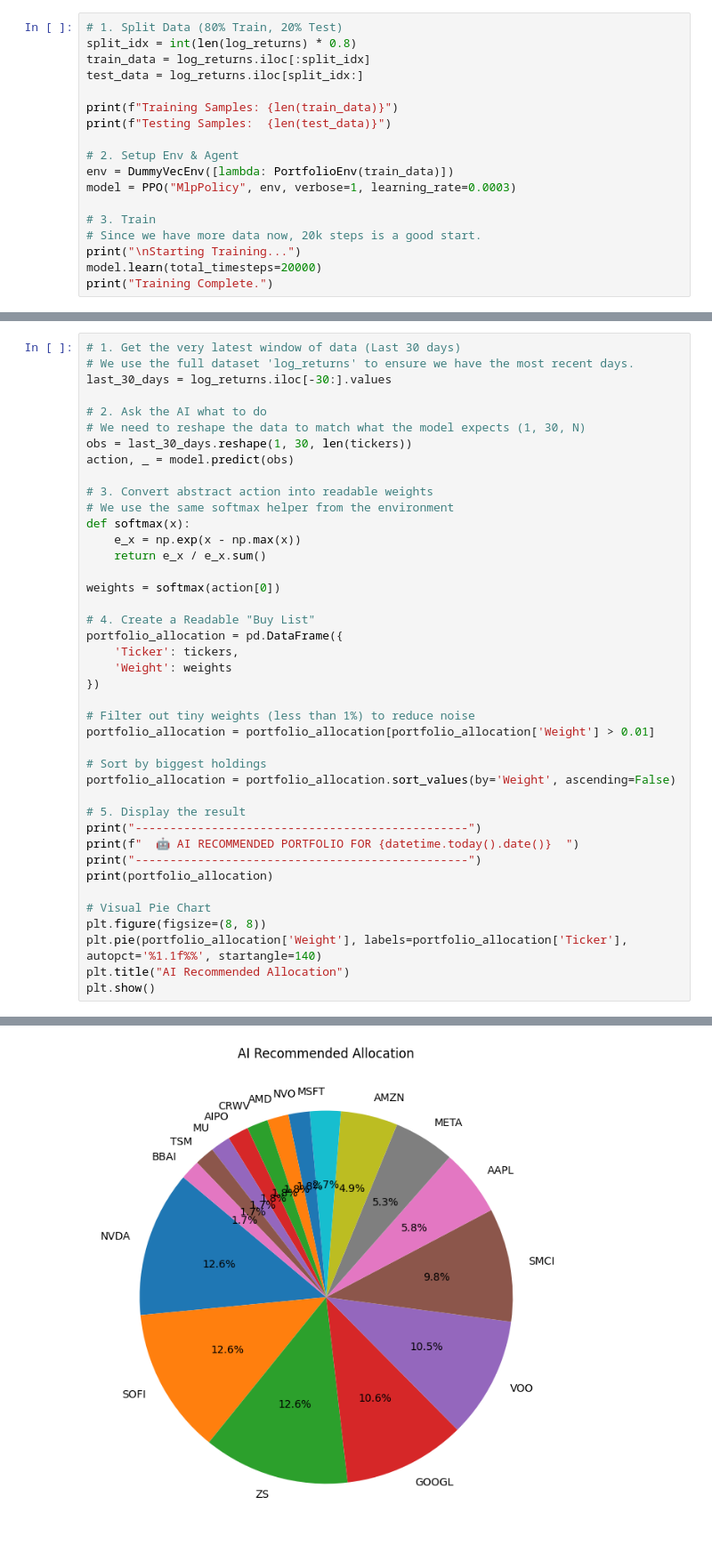
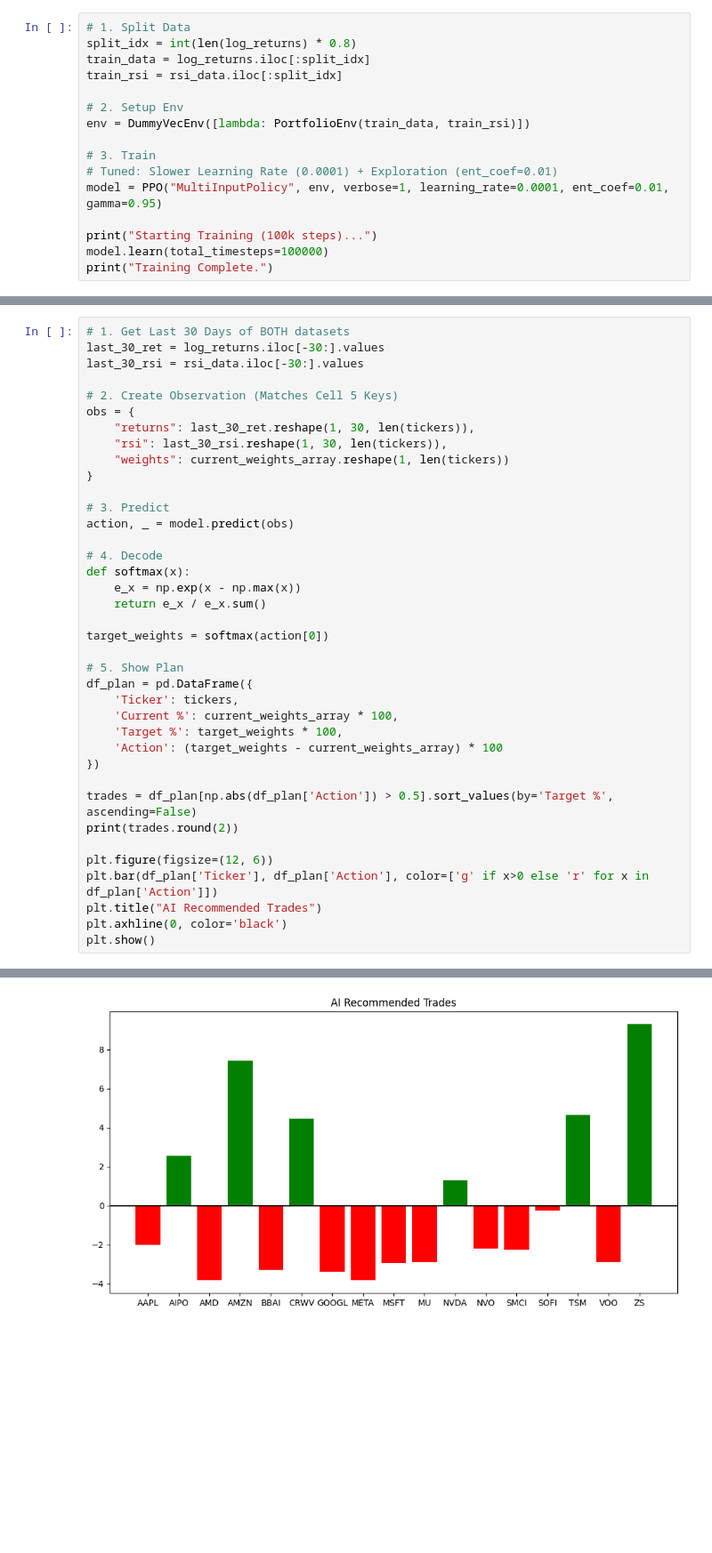
Before and after one commit to prajpenmetsa/portfolio-optimization-rl, a Jupyter notebook: yfinance_rl.ipynb, the cells around one changed output, grey strips where cells are left out. Shown at 89% size. Drawn from its saved outputs; the diff is of its cells as text; blank space fills up the shorter version.

```diff
--- a/yfinance_rl.ipynb
+++ b/yfinance_rl.ipynb
@@ -153,19 +172,17 @@ class PortfolioEnv(gym.Env):
 # %%
-# 1. Split Data (80% Train, 20% Test)
+# 1. Split Data
 split_idx = int(len(log_returns) * 0.8)
 train_data = log_returns.iloc[:split_idx]
-test_data = log_returns.iloc[split_idx:]
+train_rsi = rsi_data.iloc[:split_idx]
 
-print(f"Training Samples: {len(train_data)}")
-print(f"Testing Samples:  {len(test_data)}")
-
-# 2. Setup Env & Agent
-env = DummyVecEnv([lambda: PortfolioEnv(train_data)])
-model = PPO("MlpPolicy", env, verbose=1, learning_rate=0.0003)
+# 2. Setup Env
+env = DummyVecEnv([lambda: PortfolioEnv(train_data, train_rsi)])
 
 # 3. Train
-# Since we have more data now, 20k steps is a good start.
-print("\nStarting Training...")
-model.learn(total_timesteps=20000)
+# Tuned: Slower Learning Rate (0.0001) + Exploration (ent_coef=0.01)
+model = PPO("MultiInputPolicy", env, verbose=1, learning_rate=0.0001, ent_coef=0.01, gamma=0.95)
+
+print("Starting Training (100k steps)...")
+model.learn(total_timesteps=100000)
 print("Training Complete.")
 # %% [output]
@@ -243,42 +274,39 @@ Final Benchmark Value:    $1.19
 # %%
-# 1. Get the very latest window of data (Last 30 days)
-# We use the full dataset 'log_returns' to ensure we have the most recent days.
-last_30_days = log_returns.iloc[-30:].values
+# 1. Get Last 30 Days of BOTH datasets
+last_30_ret = log_returns.iloc[-30:].values
+last_30_rsi = rsi_data.iloc[-30:].values
 
-# 2. Ask the AI what to do
-# We need to reshape the data to match what the model expects (1, 30, N)
-obs = last_30_days.reshape(1, 30, len(tickers))
+# 2. Create Observation (Matches Cell 5 Keys)
+obs = {
+    "returns": last_30_ret.reshape(1, 30, len(tickers)),
+    "rsi": last_30_rsi.reshape(1, 30, len(tickers)),
+    "weights": current_weights_array.reshape(1, len(tickers))
+}
+
+# 3. Predict
 action, _ = model.predict(obs)
 
-# 3. Convert abstract action into readable weights
-# We use the same softmax helper from the environment
+# 4. Decode
 def softmax(x):
     e_x = np.exp(x - np.max(x))
     return e_x / e_x.sum()
 
-weights = softmax(action[0])
+target_weights = softmax(action[0])
 
-# 4. Create a Readable "Buy List"
-portfolio_allocation = pd.DataFrame({
+# 5. Show Plan
+df_plan = pd.DataFrame({
     'Ticker': tickers,
-    'Weight': weights
+    'Current %': current_weights_array * 100,
+    'Target %': target_weights * 100,
+    'Action': (target_weights - current_weights_array) * 100
 })
 
-# Filter out tiny weights (less than 1%) to reduce noise
-portfolio_allocation = portfolio_allocation[portfolio_allocation['Weight'] > 0.01]
+trades = df_plan[np.abs(df_plan['Action']) > 0.5].sort_values(by='Target %', ascending=False)
+print(trades.round(2))
 
-# Sort by biggest holdings
-portfolio_allocation = portfolio_allocation.sort_values(by='Weight', ascending=False)
-
-# 5. Display the result
-print("------------------------------------------------")
-print(f"  🤖 AI RECOMMENDED PORTFOLIO FOR {datetime.today().date()}  ")
-print("------------------------------------------------")
-print(portfolio_allocation)
-
-# Visual Pie Chart
-plt.figure(figsize=(8, 8))
-plt.pie(portfolio_allocation['Weight'], labels=portfolio_allocation['Ticker'], autopct='%1.1f%%', startangle=140)
-plt.title("AI Recommended Allocation")
+plt.figure(figsize=(12, 6))
+plt.bar(df_plan['Ticker'], df_plan['Action'], color=['g' if x>0 else 'r' for x in df_plan['Action']])
+plt.title("AI Recommended Trades")
+plt.axhline(0, color='black')
 plt.show()
 # %% [output]
@@ -302 +330 @@ plt.show()
-[figure, old version]
+[figure, new version]
```
Also changed, not shown: parts of 9 cells of this notebook.
